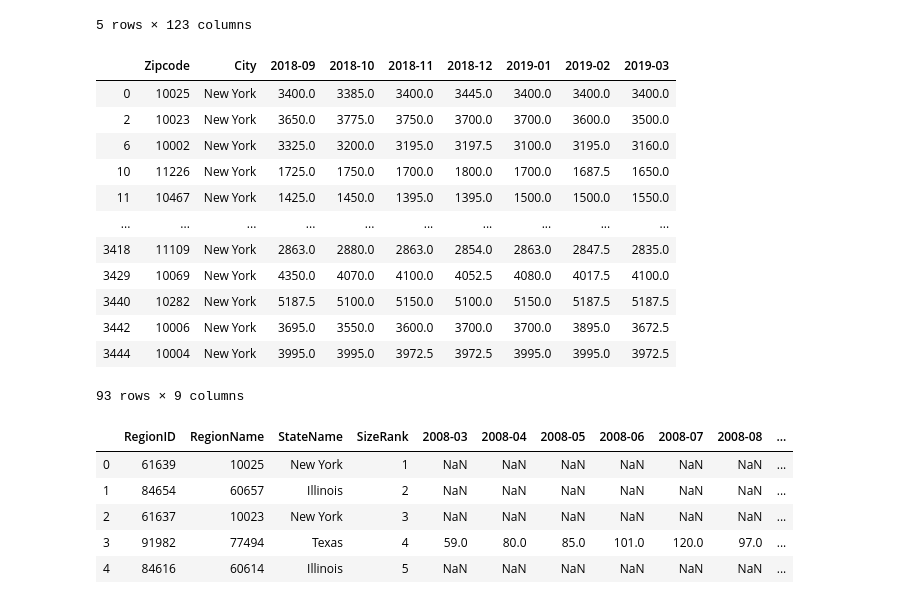
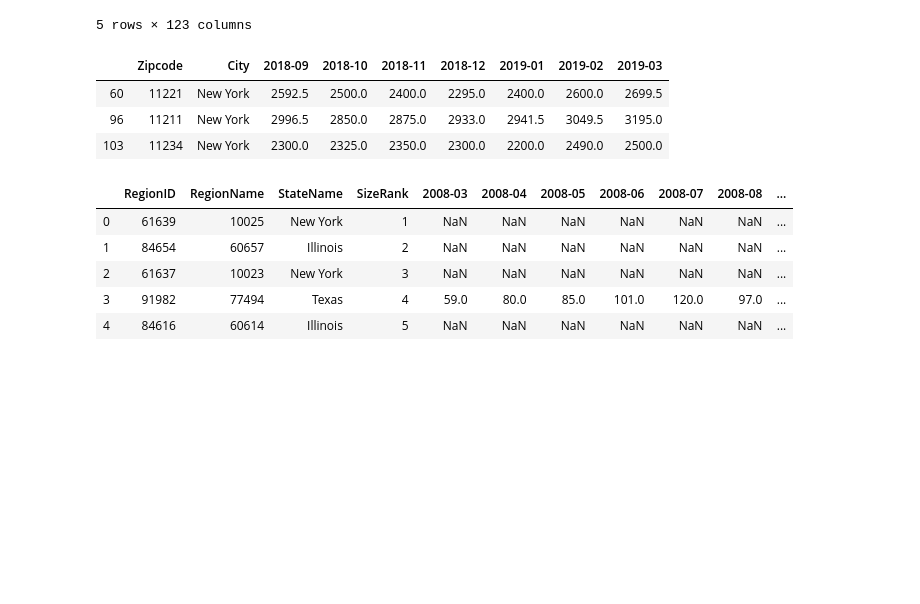
Before and after one commit to nate1mace/TheSuperGroup, a Jupyter notebook: Median Price & Count Dataframes.ipynb, the cells around one changed output. Saved outputs shown, nothing was run; the diff lists cells and outputs as text; code cells hidden in the pictures; blank space fills up the shorter version.

```diff
--- a/Median Price & Count Dataframes.ipynb
+++ b/Median Price & Count Dataframes.ipynb
@@ -55,29 +64,23 @@ rentalprice_df.head()
 # %%
 #Restricted to months of interest
 df_trim_rentalprice = rentalprice_df[['RegionName','City','2018-09','2018-10','2018-11','2018-12','2019-01','2019-02','2019-03']]
 df_trim_rentalprice.head()
 
 #Restricted to NY City Zipcodes only
 df_NY_rentalprice = df_trim_rentalprice[df_trim_rentalprice['City']== 'New York']
 
 #Renaming columns
 df_NY_rentalprice = df_NY_rentalprice.rename(columns = {'RegionName':'Zipcode'})
 
-df_NY_rentalprice
+#Restricting to Broklyn Zipcodes
+Ltrain_zipcodes = [11211,11206,11207,11221,11237,11236,11234,11239]
+df_LTrain_rentalprice = df_NY_rentalprice[df_NY_rentalprice['Zipcode'].isin(Ltrain_zipcodes)]
+df_LTrain_rentalprice
 # %% [output]
 |  | Zipcode | City | 2018-09 | 2018-10 | 2018-11 | 2018-12 | 2019-01 | 2019-02 | 2019-03 |
-| 0 | 10025 | New York | 3400.0 | 3385.0 | 3400.0 | 3445.0 | 3400.0 | 3400.0 | 3400.0 |
-| 2 | 10023 | New York | 3650.0 | 3775.0 | 3750.0 | 3700.0 | 3700.0 | 3600.0 | 3500.0 |
-| 6 | 10002 | New York | 3325.0 | 3200.0 | 3195.0 | 3197.5 | 3100.0 | 3195.0 | 3160.0 |
-| 10 | 11226 | New York | 1725.0 | 1750.0 | 1700.0 | 1800.0 | 1700.0 | 1687.5 | 1650.0 |
-| 11 | 10467 | New York | 1425.0 | 1450.0 | 1395.0 | 1395.0 | 1500.0 | 1500.0 | 1550.0 |
-| ... | ... | ... | ... | ... | ... | ... | ... | ... | ... |
-| 3418 | 11109 | New York | 2863.0 | 2880.0 | 2863.0 | 2854.0 | 2863.0 | 2847.5 | 2835.0 |
-| 3429 | 10069 | New York | 4350.0 | 4070.0 | 4100.0 | 4052.5 | 4080.0 | 4017.5 | 4100.0 |
-| 3440 | 10282 | New York | 5187.5 | 5100.0 | 5150.0 | 5100.0 | 5150.0 | 5187.5 | 5187.5 |
-| 3442 | 10006 | New York | 3695.0 | 3550.0 | 3600.0 | 3700.0 | 3700.0 | 3895.0 | 3672.5 |
-| 3444 | 10004 | New York | 3995.0 | 3995.0 | 3972.5 | 3972.5 | 3995.0 | 3995.0 | 3972.5 |
+| 60 | 11221 | New York | 2592.5 | 2500.0 | 2400.0 | 2295.0 | 2400.0 | 2600.0 | 2699.5 |
+| 96 | 11211 | New York | 2996.5 | 2850.0 | 2875.0 | 2933.0 | 2941.5 | 3049.5 | 3195.0 |
+| 103 | 11234 | New York | 2300.0 | 2325.0 | 2350.0 | 2300.0 | 2200.0 | 2490.0 | 2500.0 |
-93 rows × 9 columns
 # %%
 source3 = "Zillow/Sale_Counts_Zip.csv"
 SaleCounts_df = pd.read_csv(source3)
```
Also changed, not shown: parts of 5 cells of this notebook, 1 other file.
